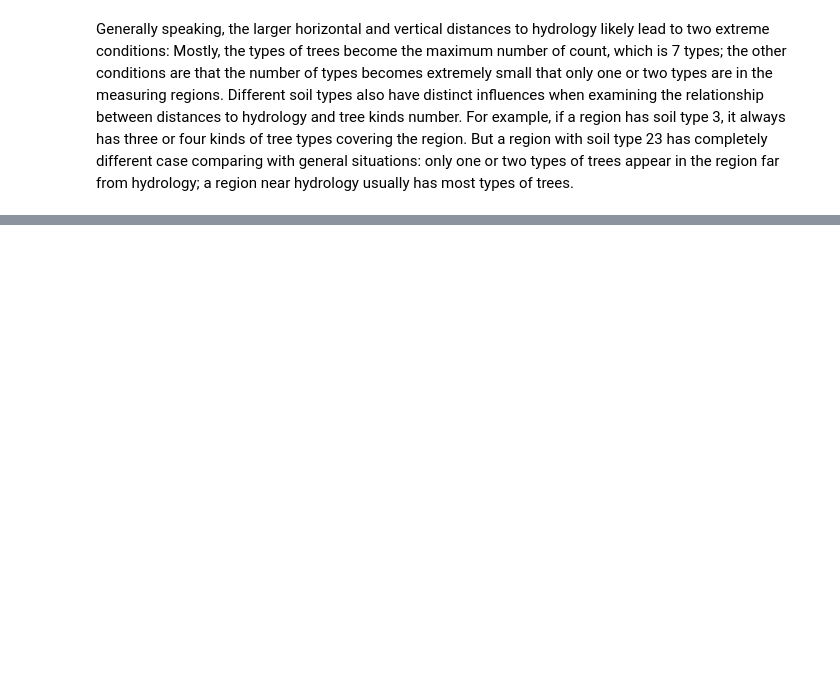
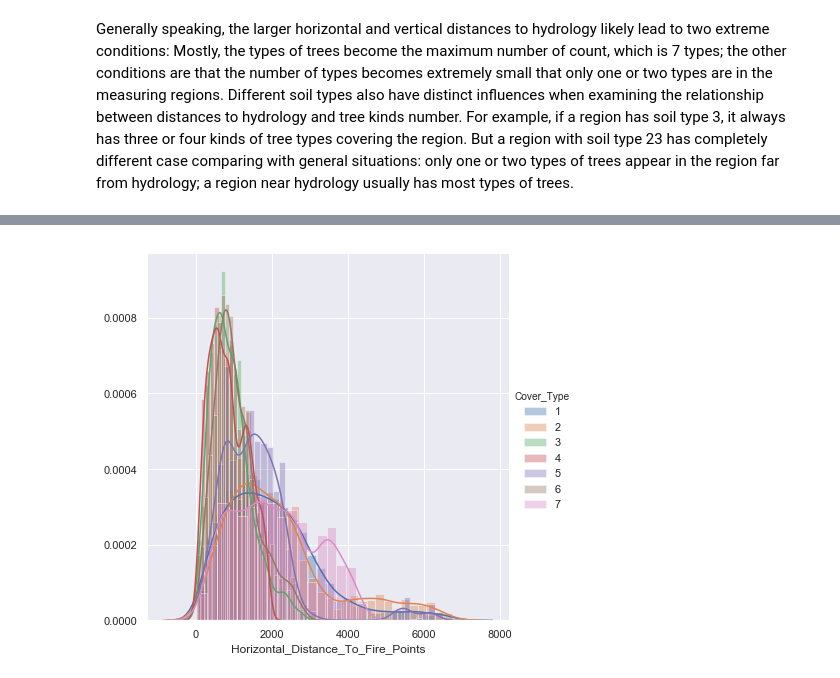
Before and after one commit to vbienridy/DS5500-Spring2020-Forest-CoverType, a Jupyter notebook: DS5500_Proposal_EDA.ipynb, the cells around one changed output, grey strips where cells are left out. Saved outputs shown, nothing was run; the diff lists cells and outputs as text; code cells hidden in the pictures; blank space fills up the shorter version.

```diff
--- a/DS5500_Proposal_EDA.ipynb
+++ b/DS5500_Proposal_EDA.ipynb
@@ -133,0 +142,6 @@ list(df_train)
+# %%
+figure8 = sns.FacetGrid(df_train,hue="Cover_Type",size=6)\
+        .map(sns.distplot, 'Horizontal_Distance_To_Fire_Points').add_legend()
+figure8.fig.savefig("figure8.png")
+# %% [output]
+[figure, added]
```
Also changed, not shown: parts of 15 cells of this notebook.
